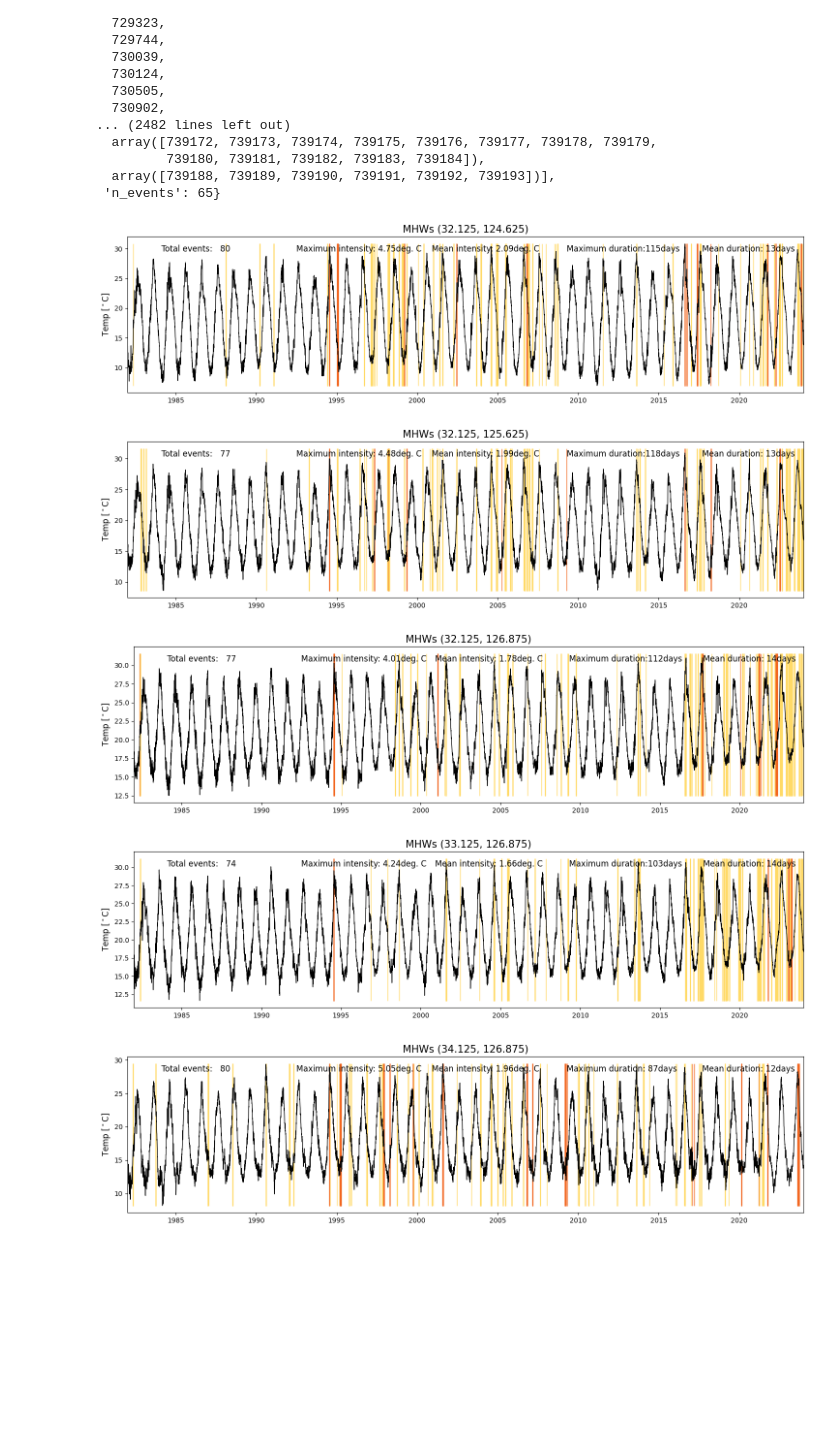
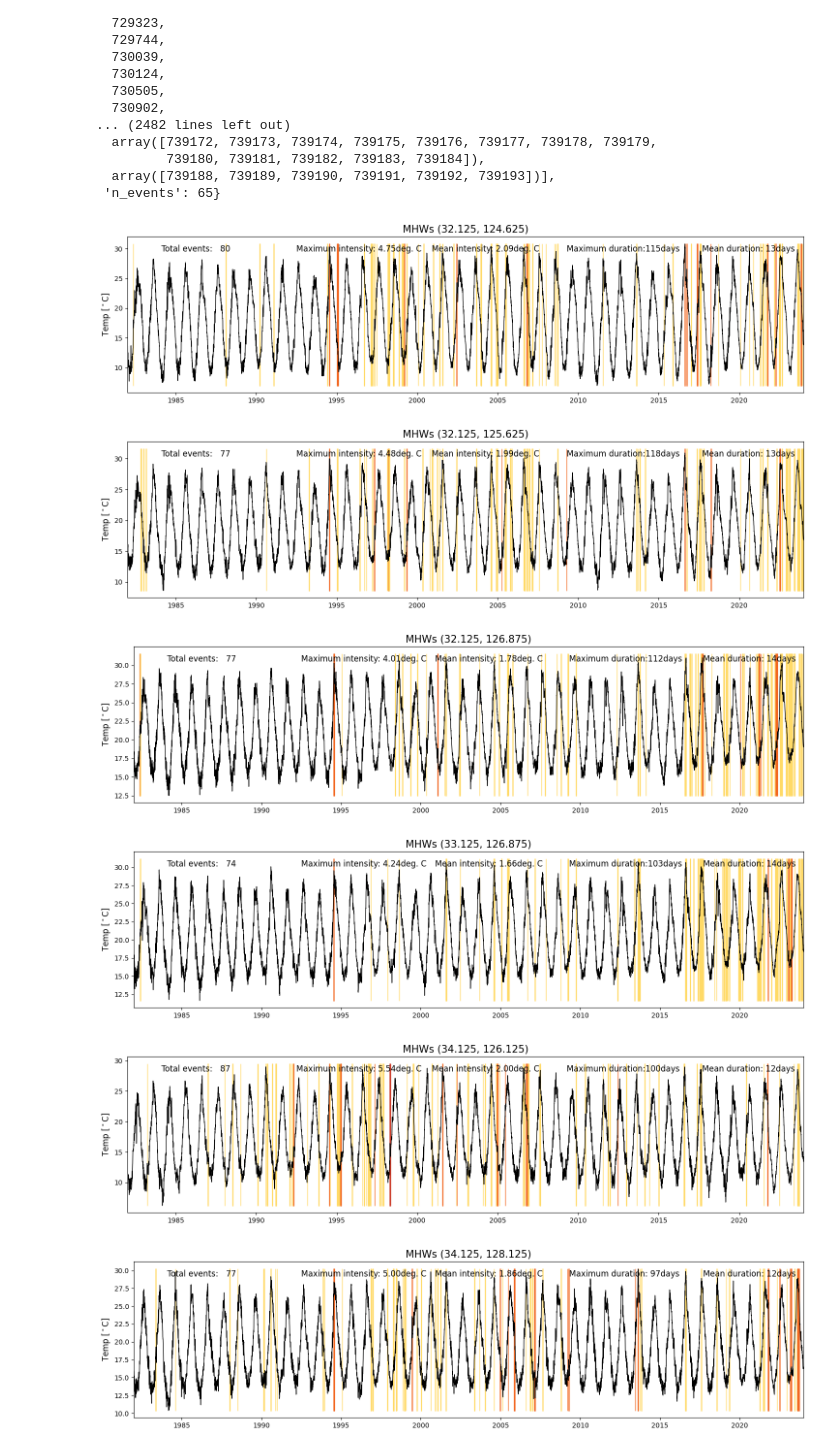
Before and after one commit to astatinegithub/2303_oceanbigdata_project, a Jupyter notebook: MHW_defind_learn.ipynb, the cells around one changed output. Drawn from its saved outputs; the diff is of its cells as text; code cells hidden in the pictures; blank space fills up the shorter version.

```diff
--- a/MHW_defind_learn.ipynb
+++ b/MHW_defind_learn.ipynb
@@ -164,12 +166,14 @@ def make_mhw_plot(lat, lon, date_time_list: list= year_datetime_list, start_y=st
 # %%
 make_mhw_plot(32.125, 124.625)
 make_mhw_plot(32.125, 125.625)
 make_mhw_plot(32.125, 126.875)
 make_mhw_plot(33.125, 126.875)
-make_mhw_plot(34.125, 126.875)
+make_mhw_plot(34.125, 126.125)
+make_mhw_plot(34.125, 128.125)
 # %% [output]
 [figure]
 [figure]
 [figure]
 [figure]
-[figure, old version]
+[figure, new version]
+[figure, added]
```
Also changed, not shown: parts of 1 cell of this notebook, 2 other files.
